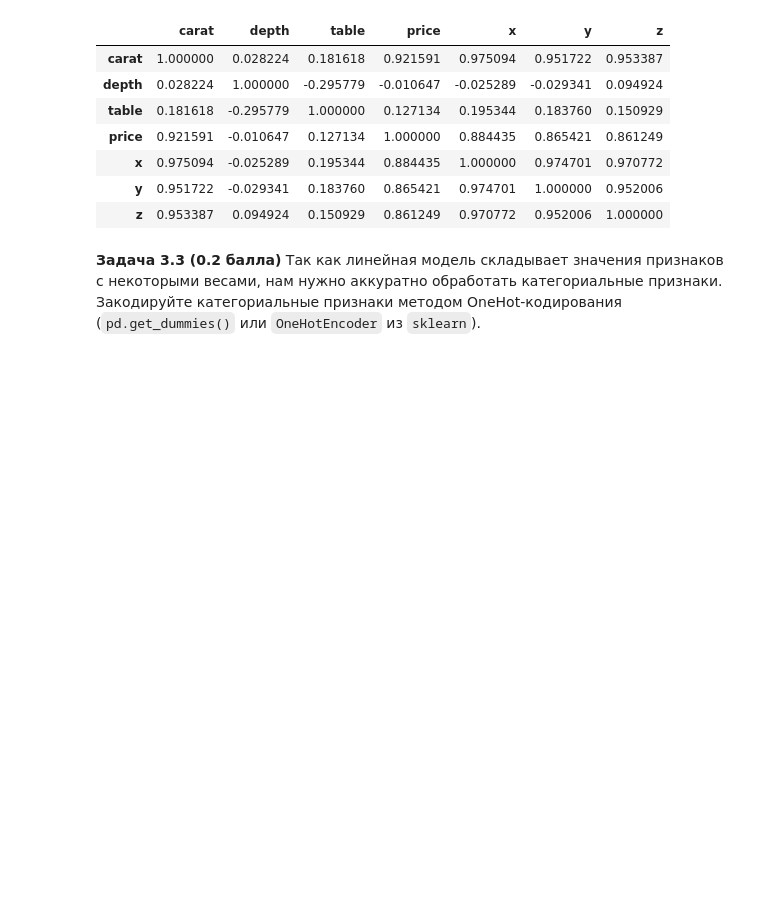
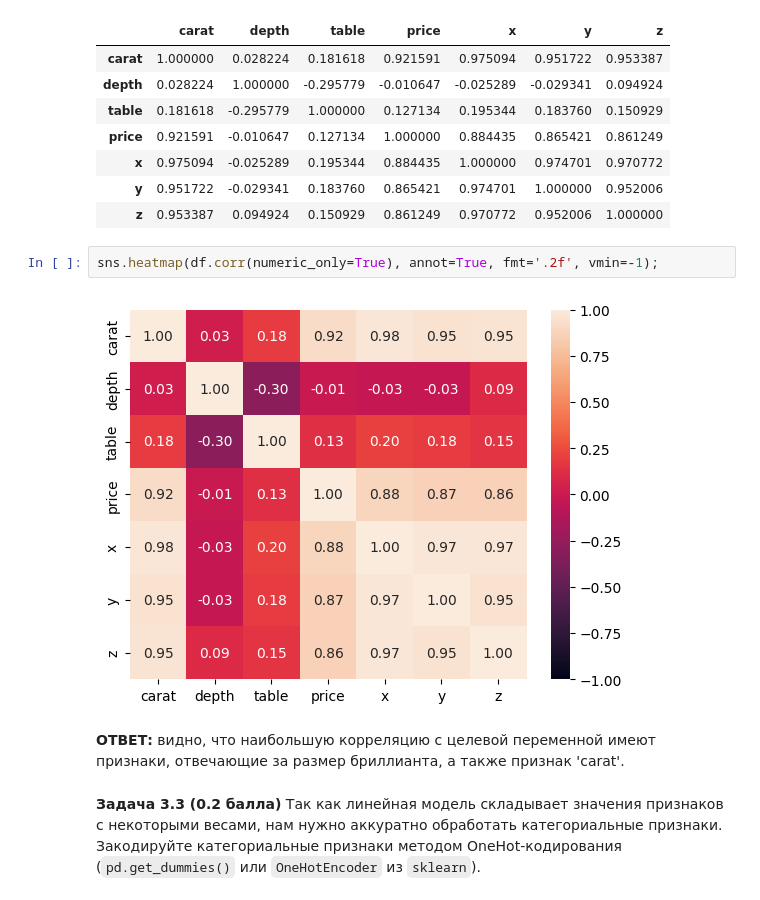
Before and after one commit to PypsenishAL/Introduction-to-Machine-learning-and-Statistics, a Jupyter notebook: DS/hw04_knn_linreg.ipynb, the cells around one changed output. Drawn from its saved outputs; the diff is of its cells as text; blank space fills up the shorter version.

```diff
--- a/DS/hw04_knn_linreg.ipynb
+++ b/DS/hw04_knn_linreg.ipynb
@@ -333,5 +330,11 @@ df.corr(numeric_only=True).style.background_gradient('Blues')
 | x | 0.975094 | -0.025289 | 0.195344 | 0.884435 | 1.000000 | 0.974701 | 0.970772 |
 | y | 0.951722 | -0.029341 | 0.183760 | 0.865421 | 0.974701 | 1.000000 | 0.952006 |
 | z | 0.953387 | 0.094924 | 0.150929 | 0.861249 | 0.970772 | 0.952006 | 1.000000 |
+# %%
+sns.heatmap(df.corr(numeric_only=True), annot=True, fmt='.2f', vmin=-1);
+# %% [output]
+[figure, added]
+# %% [markdown]
+__ОТВЕТ:__ видно, что наибольшую корреляцию с целевой переменной имеют признаки, отвечающие за размер бриллианта, а также признак 'carat'.
 # %% [markdown]
 **Задача 3.3 (0.2 балла)** Так как линейная модель складывает значения признаков с некоторыми весами, нам нужно аккуратно обработать категориальные признаки. Закодируйте категориальные признаки методом OneHot-кодирования (`pd.get_dummies()` или `OneHotEncoder` из `sklearn`).
```
Also changed, not shown: parts of 9 cells of this notebook.
